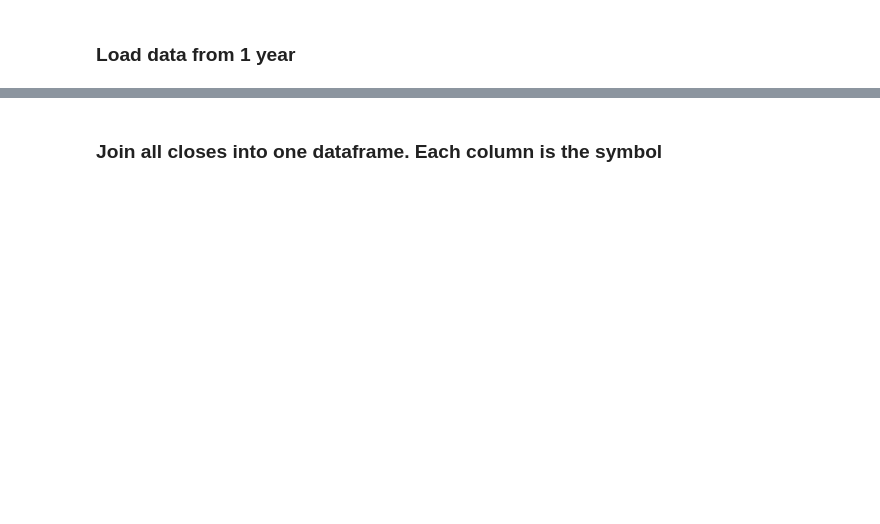
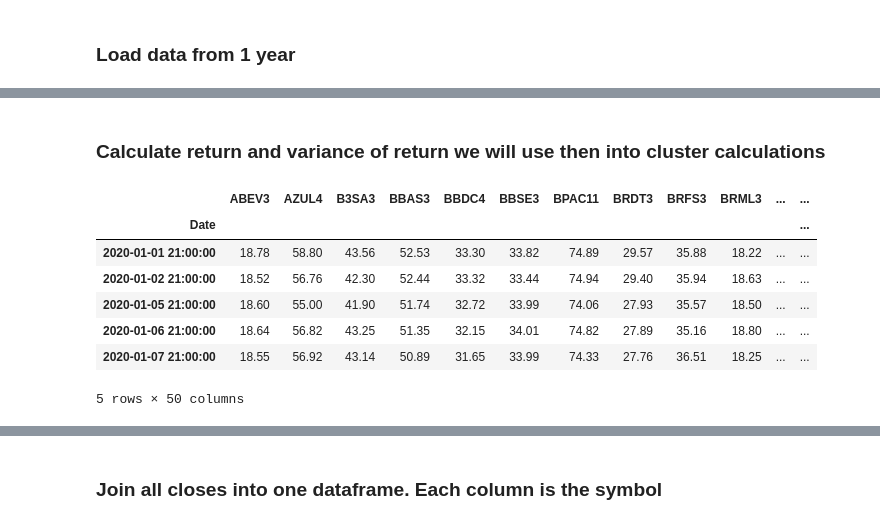
Before and after one commit to tentativafc/investing-broker, a Jupyter notebook: analytics/notebooks/2021-01-24-Portfolio.ipynb, the cells around one changed output, grey strips where cells are left out. Drawn from its saved outputs; the diff is of its cells as text; code cells hidden in the pictures; blank space fills up the shorter version.

```diff
--- a/analytics/notebooks/2021-01-24-Portfolio.ipynb
+++ b/analytics/notebooks/2021-01-24-Portfolio.ipynb
@@ -106,3 +106,18 @@ dfs
  2020-12-29 21:00:00  75.37  76.65  75.24  75.74       1  6187700
 
  [249 rows x 6 columns]}
+# %% [markdown]
+### Calculate return and variance of return we will use then into cluster calculations
+# %%
+dict_closes = {symbol: df.Close for (symbol, df) in dfs.items()}
+df_closes = pd.DataFrame.from_dict(dict_closes, orient='columns')
+df_closes.head()
+# %% [output]
+|  | ABEV3 | AZUL4 | B3SA3 | BBAS3 | BBDC4 | BBSE3 | BPAC11 | BRDT3 | BRFS3 | BRML3 | ... | ... |
+| Date |  |  |  |  |  |  |  |  |  |  |  | ... |
+| 2020-01-01 21:00:00 | 18.78 | 58.80 | 43.56 | 52.53 | 33.30 | 33.82 | 74.89 | 29.57 | 35.88 | 18.22 | ... | ... |
+| 2020-01-02 21:00:00 | 18.52 | 56.76 | 42.30 | 52.44 | 33.32 | 33.44 | 74.94 | 29.40 | 35.94 | 18.63 | ... | ... |
+| 2020-01-05 21:00:00 | 18.60 | 55.00 | 41.90 | 51.74 | 32.72 | 33.99 | 74.06 | 27.93 | 35.57 | 18.50 | ... | ... |
+| 2020-01-06 21:00:00 | 18.64 | 56.82 | 43.25 | 51.35 | 32.15 | 34.01 | 74.82 | 27.89 | 35.16 | 18.80 | ... | ... |
+| 2020-01-07 21:00:00 | 18.55 | 56.92 | 43.14 | 50.89 | 31.65 | 33.99 | 74.33 | 27.76 | 36.51 | 18.25 | ... | ... |
+5 rows × 50 columns
```
Also changed, not shown: parts of 7 cells of this notebook, 5 other files.
